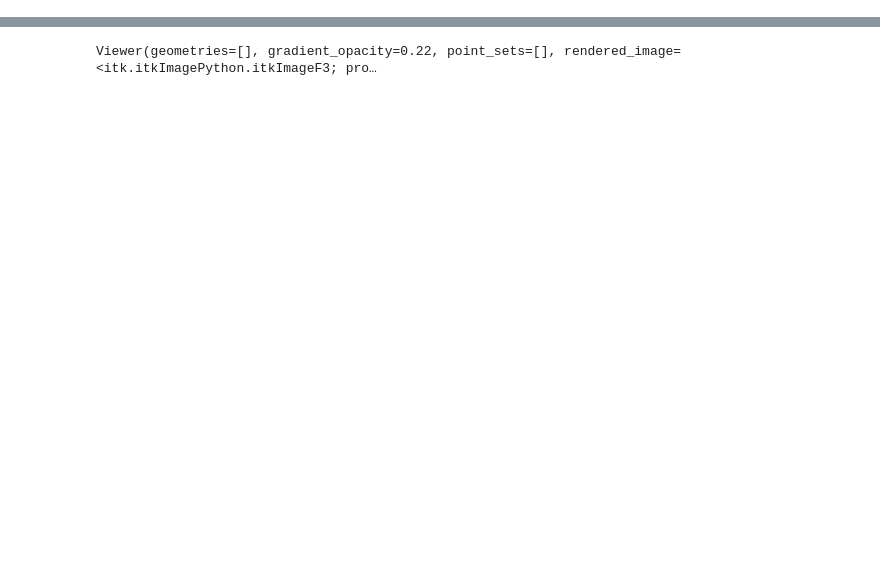
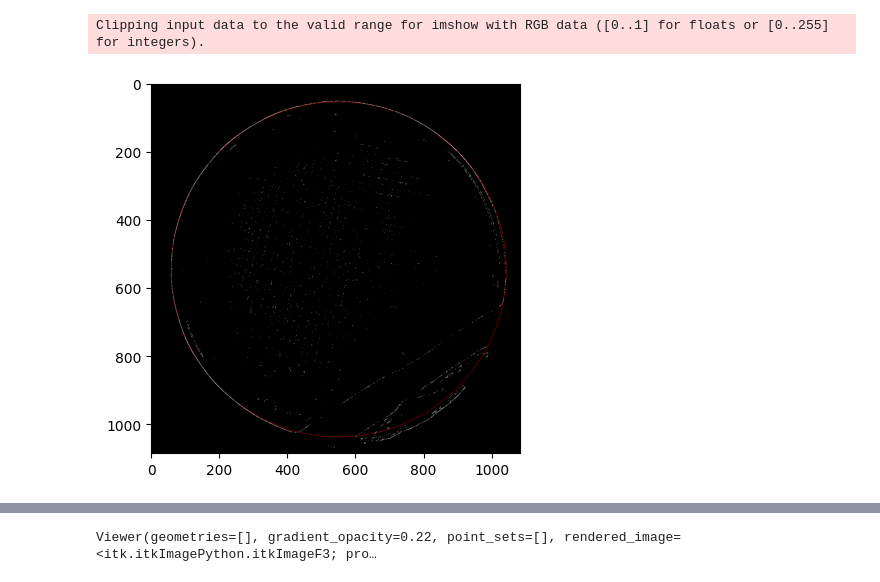
Before and after one commit to tpasfieldERAU/MA390-490_PNNL, a Jupyter notebook: datavis.ipynb, the cells around one changed output, grey strips where cells are left out. Saved outputs shown, nothing was run; the diff lists cells and outputs as text; code cells hidden in the pictures; blank space fills up the shorter version.

```diff
--- a/datavis.ipynb
+++ b/datavis.ipynb
@@ -43,0 +60,14 @@ volume = itk.imread(imageSet)
+# %%
+def cost(params):
+    x,y,r = np.int64(params)
+    mask = np.zeros([1085, 1085], dtype=np.uint8)
+    mask = cv.circle(mask, [x,y], r, [1,1,1])
+    return np.sum(mat+mask)
+
+x0,y0,r0 = optimize.fmin(cost, (543, 543, 493))
+
+print(x0)
+print(y0)
+print(r0)
+
+print(np.int32(x0))
@@ -43,0 +83,14 @@ volume = itk.imread(imageSet)
+# %%
+mask = np.zeros([1085,1085,3], dtype=np.uint8)
+mask = cv.circle(mask, [np.uint32(x0), np.uint32(y0)], np.uint32(r0), [1,0,0])
+
+plh = np.zeros([1085,1085,3])
+plh[:,:,0] = mat
+plh[:,:,1] = mat
+plh[:,:,2] = mat
+
+plt.imshow(plh+mask)
+plt.show()
+# %% [output]
+Clipping input data to the valid range for imshow with RGB data ([0..1] for floats or [0..255] for integers).
+[figure, added]
```
Also changed, not shown: parts of 12 cells of this notebook.
